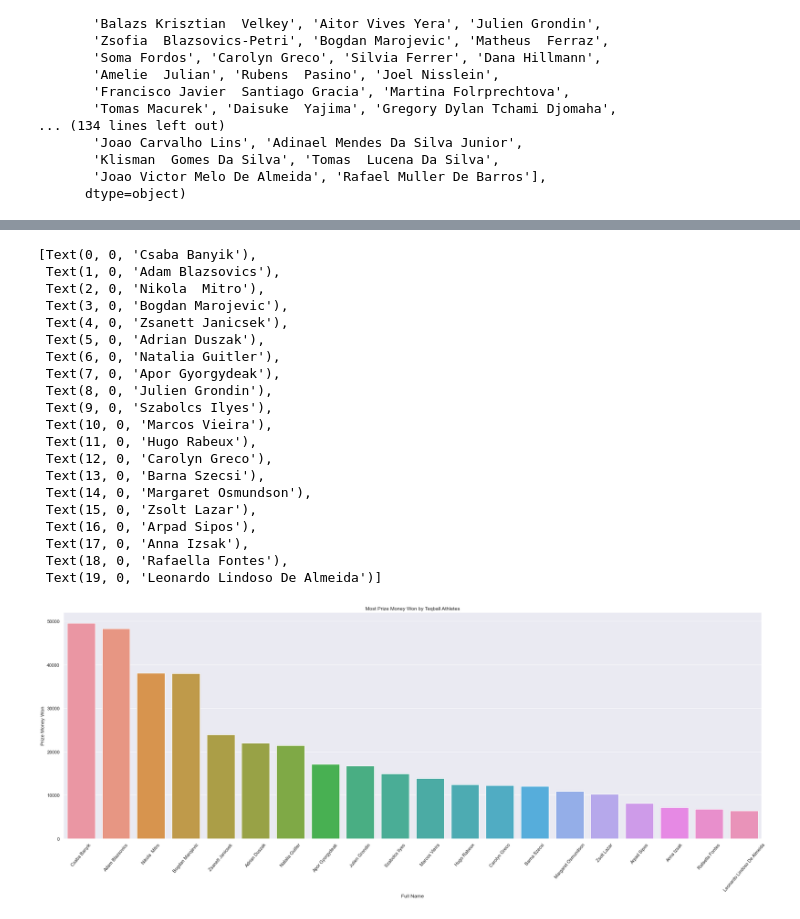
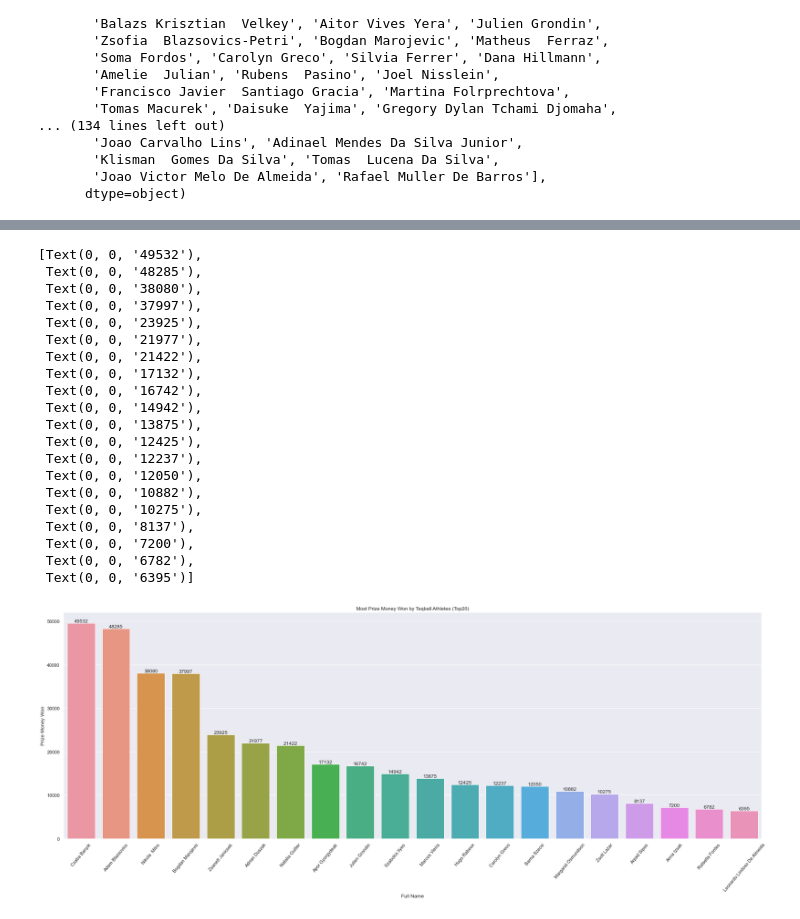
Before and after one commit to basketking/FITEQ_Prize_Money, a Jupyter notebook: main.ipynb, the cells around one changed output, grey strips where cells are left out. Drawn from its saved outputs; the diff is of its cells as text; code cells hidden in the pictures.

```diff
--- a/main.ipynb
+++ b/main.ipynb
@@ -183,13 +185,14 @@ array(['Nikola  Mitro', 'Natalia Guitler', 'Adam Blazsovics',
 # %%
 ## write the loop to create unique names and their prize money sums
 # %%
-dfsum = pd.DataFrame(columns = ['Name', 'PrizeMoney'])
+dfsum = pd.DataFrame(columns = ['Name', 'PrizeMoney', 'Events Participated'])
 uniquenames = (df['fullName_A'].append(df['fullName_B'] != ' ')).unique()
+eventCost = 600 ## USD
 # %%
 for name in uniquenames:
-    prizemoneysum = df[(df['fullName_A'] == name) | (df['fullName_B'] == name)]['prizeMoneyPerPerson'].sum()
-    dfsum = dfsum.append({'Name': name, "PrizeMoney": prizemoneysum}, ignore_index=True)
+    filtered = df[(df['fullName_A'] == name) | (df['fullName_B'] == name)]
+    prizemoneysum = int(filtered['prizeMoneyPerPerson'].sum())
+    eventsParticipated = len(filtered['event_name'].unique())
+    dfsum = dfsum.append({'Name': name, 'PrizeMoney': prizemoneysum, 'Events Participated' : eventsParticipated, 'Expected Expenses': (eventsParticipated * eventCost), 'Balance': (prizemoneysum- (eventsParticipated * eventCost))}, ignore_index=True)
 # %%
-dfsum = dfsum.sort_values(by= 'PrizeMoney', ascending = False)
+dfsum = dfsum.sort_values(by= 'PrizeMoney', ascending = False).reset_index(drop = True)
-# %%
-dfsum = dfsum[:20]
@@ -198,28 +210,29 @@ dfsum = dfsum[:20]
 # %%
 sns.set_theme(style="whitegrid")
 sns.set(rc = {'figure.figsize':(30,10)})
-ax = sns.barplot(x="Name", y="PrizeMoney", data=dfsum)
-ax.set(xlabel='Full Name', ylabel='Prize Money Won', title = 'Most Prize Money Won by Teqball Athletes')
+ax = sns.barplot(x="Name", y="PrizeMoney", data=dfsum[:20])
+ax.set(xlabel='Full Name', ylabel='Prize Money Won', title = 'Most Prize Money Won by Teqball Athletes (Top20)')
 ax.set_xticklabels(ax.get_xticklabels(),rotation = 50)
+ax.bar_label(ax.containers[0])
 # %% [output]
-[Text(0, 0, 'Csaba Banyik'),
- Text(1, 0, 'Adam Blazsovics'),
- Text(2, 0, 'Nikola  Mitro'),
- Text(3, 0, 'Bogdan Marojevic'),
- Text(4, 0, 'Zsanett Janicsek'),
- Text(5, 0, 'Adrian Duszak'),
- Text(6, 0, 'Natalia Guitler'),
- Text(7, 0, 'Apor Gyorgydeak'),
- Text(8, 0, 'Julien Grondin'),
- Text(9, 0, 'Szabolcs Ilyes'),
- Text(10, 0, 'Marcos Vieira'),
- Text(11, 0, 'Hugo Rabeux'),
- Text(12, 0, 'Carolyn Greco'),
- Text(13, 0, 'Barna Szecsi'),
- Text(14, 0, 'Margaret Osmundson'),
- Text(15, 0, 'Zsolt Lazar'),
- Text(16, 0, 'Arpad Sipos'),
- Text(17, 0, 'Anna Izsak'),
- Text(18, 0, 'Rafaella Fontes'),
- Text(19, 0, 'Leonardo Lindoso De Almeida')]
+[Text(0, 0, '49532'),
+ Text(0, 0, '48285'),
+ Text(0, 0, '38080'),
+ Text(0, 0, '37997'),
+ Text(0, 0, '23925'),
+ Text(0, 0, '21977'),
+ Text(0, 0, '21422'),
+ Text(0, 0, '17132'),
+ Text(0, 0, '16742'),
+ Text(0, 0, '14942'),
+ Text(0, 0, '13875'),
+ Text(0, 0, '12425'),
+ Text(0, 0, '12237'),
+ Text(0, 0, '12050'),
+ Text(0, 0, '10882'),
+ Text(0, 0, '10275'),
+ Text(0, 0, '8137'),
+ Text(0, 0, '7200'),
+ Text(0, 0, '6782'),
+ Text(0, 0, '6395')]
-[figure, old version]
+[figure, new version]
```
Also changed, not shown: parts of 9 cells of this notebook.
